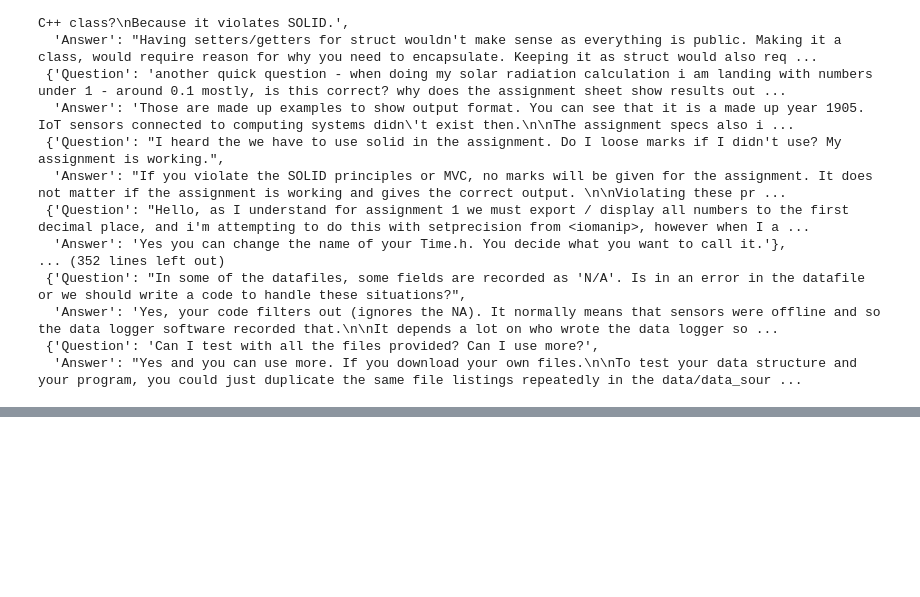
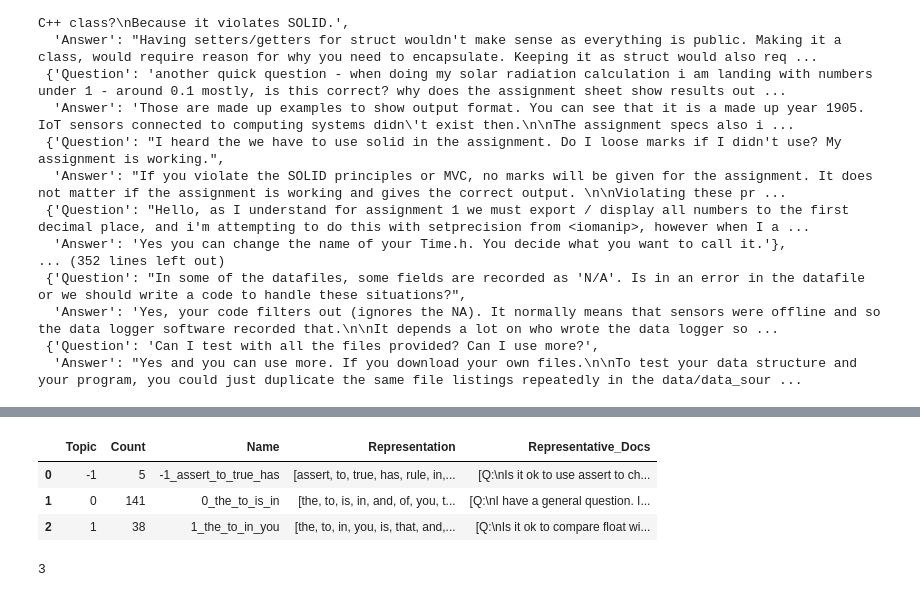
Before and after one commit to willlkhang/Chatbot-platform, a Jupyter notebook: ai/BERT/test.ipynb, the cells around one changed output, grey strips where cells are left out. Drawn from its saved outputs; the diff is of its cells as text; code cells hidden in the pictures; blank space fills up the shorter version.

```diff
--- a/ai/BERT/test.ipynb
+++ b/ai/BERT/test.ipynb
@@ -30,7 +30,7 @@ json_f
 list_str = []
 
 for qna_pair in json_f:
-    sentence = f'Q:\n {question} A:\n {answer}'
+    sentence = f'Q:\n{qna_pair['Question']}\nA:\n{qna_pair['Answer']}'
     print(sentence)
 
     list_str.append(sentence)
@@ -55,0 +55,15 @@ Normal subroutines, no, not part of table. These are done differently but not pa
+# %%
+from bertopic import BERTopic
+from hdbscan import HDBSCAN
+
+hdbscan_model = HDBSCAN(
+    min_cluster_size=5,
+    metric='euclidean',
+    cluster_selection_method='eom',
+    prediction_data=True
+)
+
+topic_model = BERTopic(language='english', hdbscan_model=hdbscan_model, calculate_probabilities=False)
+topic, probs = topic_model.fit_transform(list_str)
+
+print(topic_model.get_topic_info())
@@ -55,0 +94,12 @@ Normal subroutines, no, not part of table. These are done differently but not pa
+# %%
+topic_info = topic_model.get_topic_info()
+topic_info
+# %% [output]
+|  | Topic | Count | Name | Representation | Representative_Docs |
+| 0 | -1 | 5 | -1_assert_to_true_has | [assert, to, true, has, rule, in,... | [Q:\nIs it ok to use assert to ch... |
+| 1 | 0 | 141 | 0_the_to_is_in | [the, to, is, in, and, of, you, t... | [Q:\nI have a general question. I... |
+| 2 | 1 | 38 | 1_the_to_in_you | [the, to, in, you, is, that, and,... | [Q:\nIs it ok to compare float wi... |
+# %%
+df['Topic'].nunique()
+# %% [output]
+3
```
Also changed, not shown: parts of 5 cells of this notebook, 3 other files.
